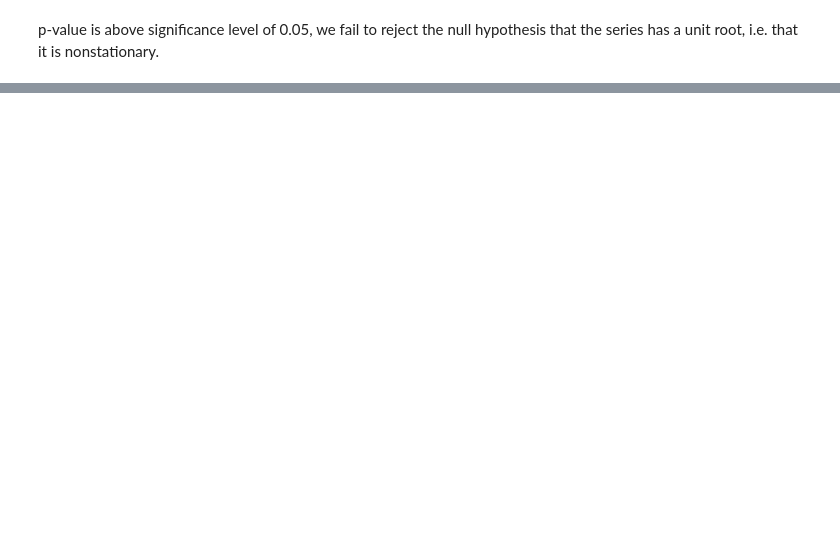
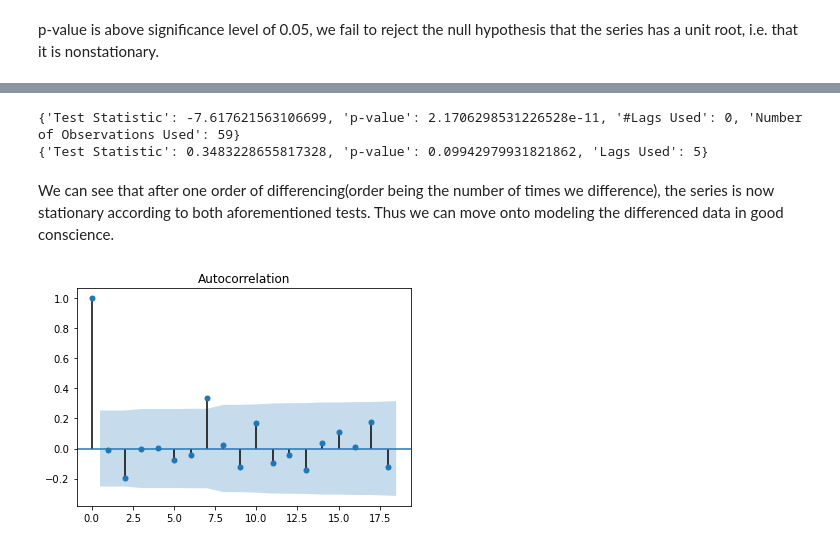
Before and after one commit to chauedwin/PortfolioAnalysis, a Jupyter notebook: PricePrediction.ipynb, the cells around one changed output, grey strips where cells are left out. Drawn from its saved outputs; the diff is of its cells as text; code cells hidden in the pictures; blank space fills up the shorter version.

```diff
--- a/PricePrediction.ipynb
+++ b/PricePrediction.ipynb
@@ -59,0 +68,18 @@ KPSS test has a significant p-value, so we reject the null hypothesis that the s
+# %%
+adf_test = dict(zip(['Test Statistic','p-value','#Lags Used','Number of Observations Used'],
+                    list(sm.tsa.stattools.adfuller(diff(data['Close'].values), autolag='AIC')[:4])))
+print(adf_test)
+
+kpss_test = dict(zip(['Test Statistic','p-value','Lags Used'],
+                     list(sm.tsa.stattools.kpss(diff(data['Close'].values), nlags='auto')[:3])))
+print(kpss_test)
+# %% [output]
+{'Test Statistic': -7.617621563106699, 'p-value': 2.1706298531226528e-11, '#Lags Used': 0, 'Number of Observations Used': 59}
+{'Test Statistic': 0.3483228655817328, 'p-value': 0.09942979931821862, 'Lags Used': 5}
+# %% [markdown]
+We can see that after one order of differencing(order being the number of times we difference), the series is now stationary according to both aforementioned tests. Thus we can move onto modeling the differenced data in good conscience.
+# %%
+sm.graphics.tsa.plot_acf(diff(data['Close'].values))
+plt.show()
+# %% [output]
+[figure, added]
```
Also changed, not shown: parts of 8 cells of this notebook.
